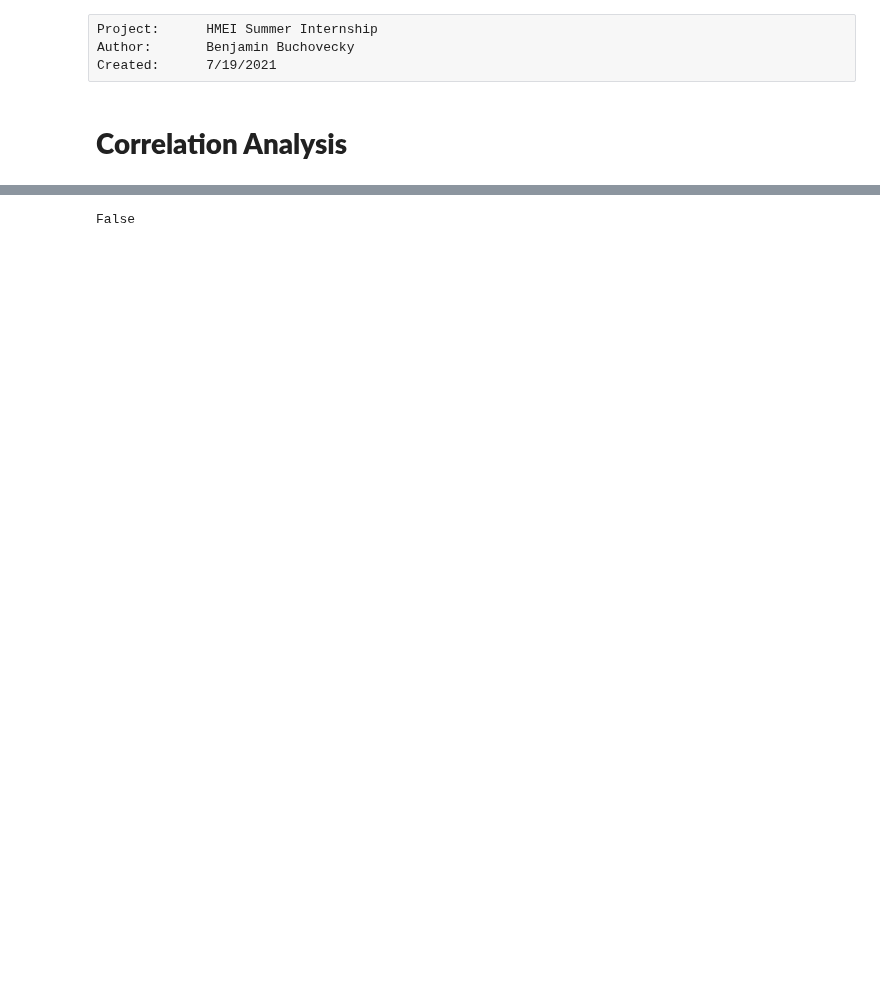
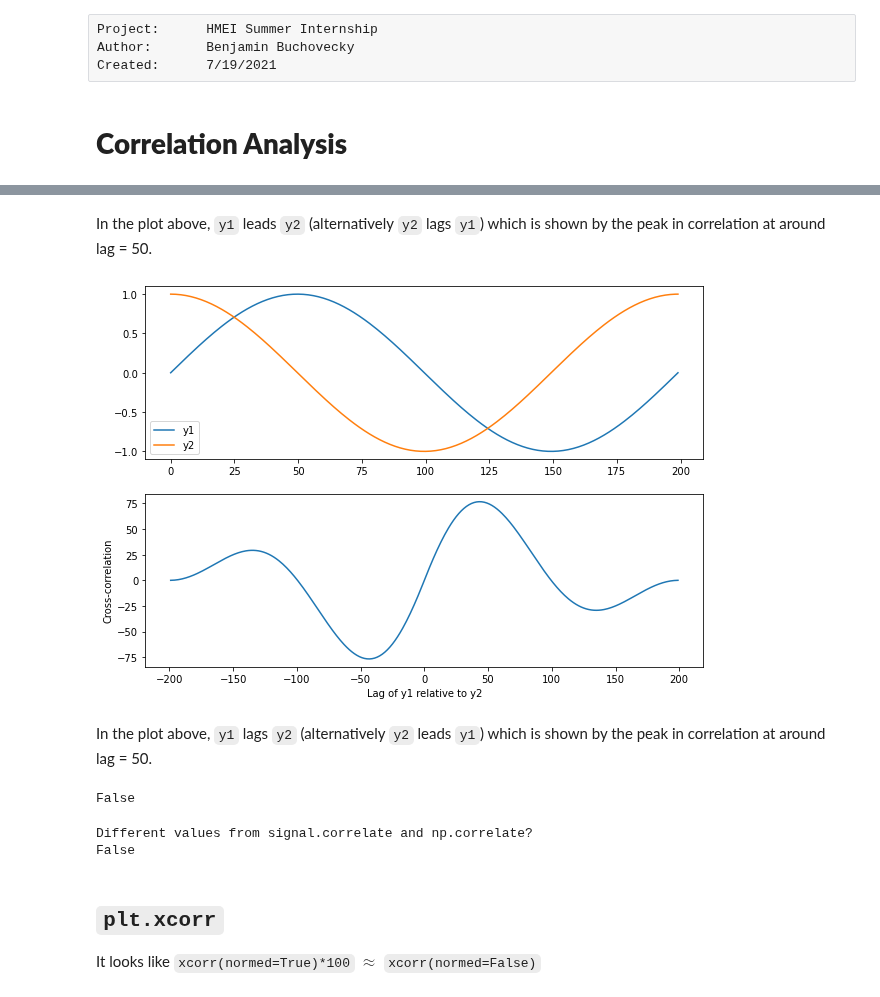
Before and after one commit to bbuchovecky/hmei, a Jupyter notebook: notebooks/correlation_analysis.ipynb, the cells around one changed output, grey strips where cells are left out. Cells and saved outputs as stored; diff of their text form; code cells hidden in the pictures; blank space fills up the shorter version.

```diff
--- a/notebooks/correlation_analysis.ipynb
+++ b/notebooks/correlation_analysis.ipynb
@@ -75,7 +80,42 @@ ax_corr.set_xlabel('Lag');
+# %% [markdown]
+In the plot above, `y1` leads `y2` (alternatively `y2` lags `y1`) which is shown by the peak in correlation at around lag = 50.
+# %%
+y1 = np.sin(np.linspace(0,np.pi*2,200))
+y2 = np.cos(np.linspace(0,np.pi*2,200))
+
+mode = 'full'
+signal_corr = signal.correlate(y1, y2, mode=mode)
+signal_lags = signal.correlation_lags(y1.size, y2.size, mode=mode)
+
+fig, (ax_signals, ax_corr) = plt.subplots(2, 1, figsize=(10,7))
+
+ax_signals.plot(y1, label='y1')
+ax_signals.plot(y2, label='y2')
+ax_signals.legend()
+
+ax_corr.plot(signal_lags, signal_corr)
+
+xlim = ax_corr.get_xlim()
+
+ax_corr.set_xlabel('Lag of y1 relative to y2');
+ax_corr.set_ylabel('Cross-correlation');
+# %% [output]
+[figure, added]
+# %% [markdown]
+In the plot above, `y1` lags `y2` (alternatively `y2` leads `y1`) which is shown by the peak in correlation at around lag = 50.
+# %%
+False in (signal_lags == np.arange(-199,200))
+# %% [output]
+False
 # %%
 ## signal.correlate and np.correlate(mode='full') return the same arrays
 ## signal.correlate is faster for larger arrays
-False in (signal.correlate(x,y) == np.correlate(x, y, mode='full'))
+print('Different values from signal.correlate and np.correlate?')
+print(False in (signal.correlate(y1, y2, mode='full') == np.correlate(y1, y2, mode='full')))
 # %% [output]
+Different values from signal.correlate and np.correlate?
 False
+# %% [markdown]
+## `plt.xcorr`
+It looks like `xcorr(normed=True)*100` $\approx$ `xcorr(normed=False)`
 # %%
```
Also changed, not shown: parts of 18 cells of this notebook, 1 other file.
